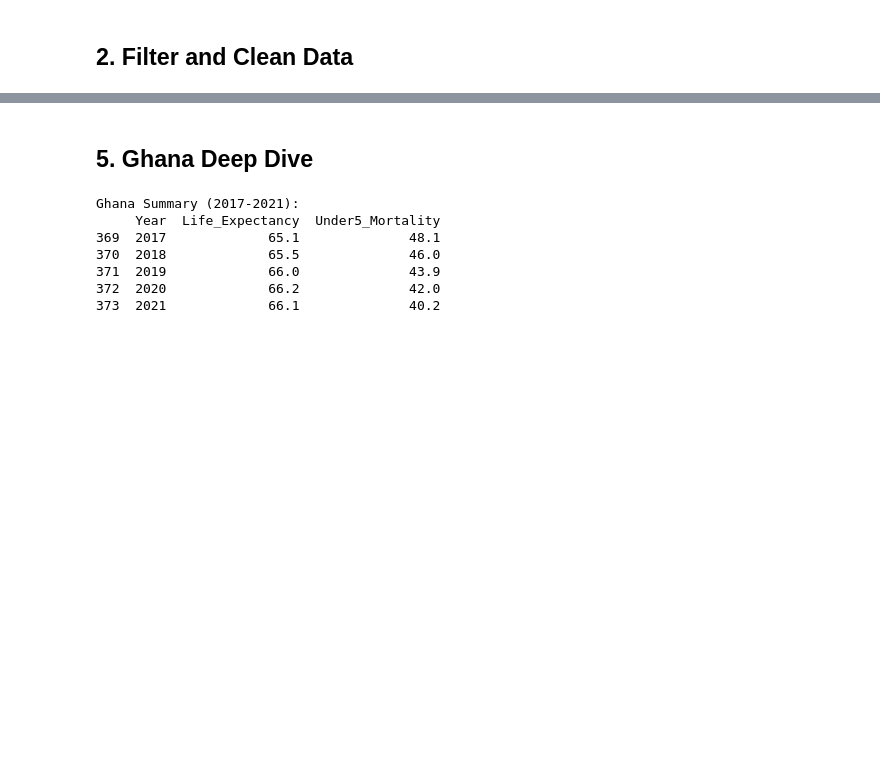
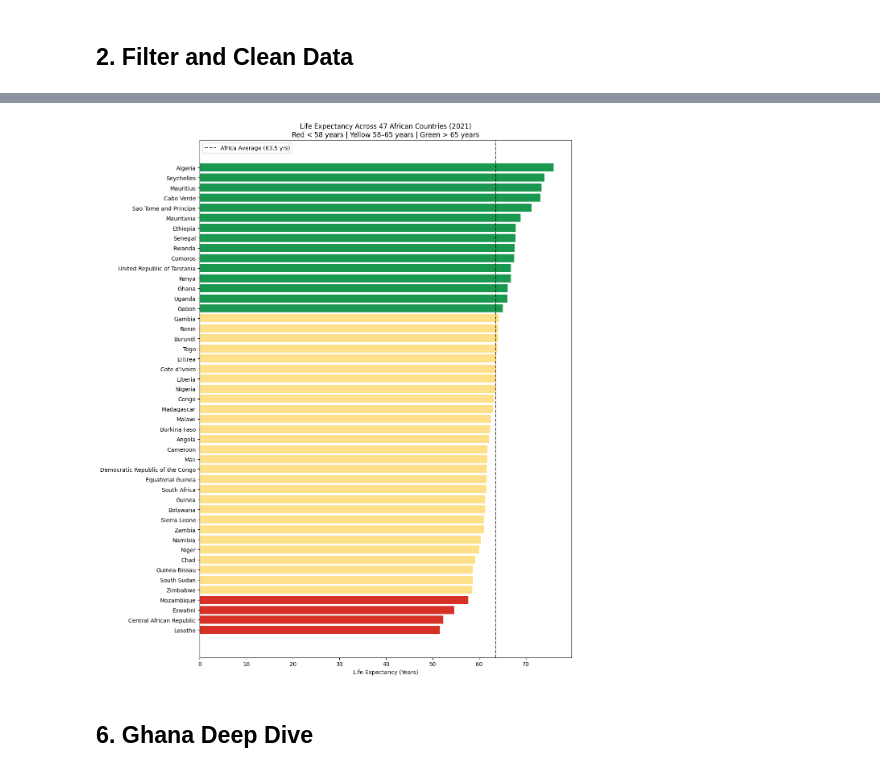
Before and after one commit to akbempah1/africa-disease-burden-analysis, a Jupyter notebook: africa_disease_burden.ipynb, the cells around one changed output, grey strips where cells are left out. Saved outputs shown, nothing was run; the diff lists cells and outputs as text; code cells hidden in the pictures; blank space fills up the shorter version.

```diff
--- a/africa_disease_burden.ipynb
+++ b/africa_disease_burden.ipynb
@@ -56,7 +50,7 @@ Countries in reference: 234
 # %% [markdown]
 ## 2. Filter and Clean Data
 # %%
-# filter life expectancy to Africa, both sexes
+# filter to Africa, both sexes
 africa = df_raw[
     (df_raw['ParentLocation'] == 'Africa') &
     (df_raw['Dim1'] == 'SEX_BTSX')
@@ -64,7 +58,6 @@ africa = df_raw[
 africa.columns = ['Country_Code', 'Year', 'Life_Expectancy']
 africa = africa.dropna(subset=['Life_Expectancy'])
 
-# filter mortality to Africa
 df_mort = df_mort_raw[
     (df_mort_raw['ParentLocation'] == 'Africa') &
     (df_mort_raw['Dim1'] == 'SEX_BTSX')
@@ -76,15 +69,15 @@ df_mort = df_mort.dropna(subset=['Under5_Mortality'])
 df_combined = africa.merge(
     df_mort[['Country_Code', 'Year', 'Under5_Mortality']],
     on=['Country_Code', 'Year'], how='inner'
-)
-df_combined = df_combined.groupby(['Country_Code', 'Year']).agg(
+).groupby(['Country_Code', 'Year']).agg(
     {'Life_Expectancy': 'mean', 'Under5_Mortality': 'mean'}
 ).reset_index()
+
 df_combined = df_combined.merge(df_countries, on='Country_Code', how='left')
 
 print(f"Final dataset: {df_combined.shape}")
 print(f"Countries: {df_combined['Country_Code'].nunique()}")
-print(f"Year range: {df_combined['Year'].min()} to {df_combined['Year'].max()}")
+print(f"Years: {df_combined['Year'].min()} to {df_combined['Year'].max()}")
 # %% [output]
 Final dataset: (1034, 5)
 Countries: 47
@@ -136,53 +164,20 @@ Bottom 5 countries (2021):
-# %%
-latest_2021 = df_combined[df_combined['Year'] == 2021]
-
-fig_map = px.choropleth(
-    latest_2021,
-    locations='Country_Code',
-    color='Life_Expectancy',
-    hover_name='Country_Name',
-    color_continuous_scale='RdYlGn',
-    scope='africa',
-    title='Life Expectancy Across Africa (2021)',
-    labels={'Life_Expectancy': 'Life Expectancy (Years)'}
-)
-fig_map.update_layout(height=500)
-fig_map.show()
-
-# Insight: Clear North-South divide — North Africa leads with 70-76 years.
-# Central and Southern Africa bear the heaviest burden at 52-60 years.
+# %%
+ranked = latest_2021.sort_values('Life_Expectancy', ascending=True)
+
+plt.figure(figsize=(12, 14))
+colors = ['#d73027' if v < 58 else '#fee08b' if v < 65 else '#1a9850'
+          for v in ranked['Life_Expectancy']]
+plt.barh(ranked['Country_Name'], ranked['Life_Expectancy'], color=colors)
+plt.xlabel('Life Expectancy (Years)')
+plt.title('Life Expectancy Across 47 African Countries (2021)\n'
+          'Red < 58 years | Yellow 58–65 years | Green > 65 years')
+plt.axvline(x=ranked['Life_Expectancy'].mean(), color='black',
+            linestyle='--', alpha=0.7, label=f"Africa Average ({ranked['Life_Expectancy'].mean():.1f} yrs)")
+plt.legend()
+plt.tight_layout()
+plt.savefig('chart2_rankings.png', dpi=150, bbox_inches='tight')
+plt.show()
+# %% [output]
+[figure, added]
 # %% [markdown]
-## 5. Ghana Deep Dive
+## 6. Ghana Deep Dive
-# %%
-ghana = df_combined[df_combined['Country_Code'] == 'GHA'].copy()
-
-fig_ghana = make_subplots(rows=1, cols=2,
-    subplot_titles=('Life Expectancy', 'Under-5 Mortality Rate'))
-
-fig_ghana.add_trace(
-    go.Scatter(x=ghana['Year'], y=ghana['Life_Expectancy'],
-               mode='lines+markers', name='Life Expectancy',
-               line=dict(color='green', width=2)), row=1, col=1)
-
-fig_ghana.add_trace(
-    go.Scatter(x=ghana['Year'], y=ghana['Under5_Mortality'],
-               mode='lines+markers', name='Under-5 Mortality',
-               line=dict(color='red', width=2)), row=1, col=2)
-
-fig_ghana.update_layout(title='Ghana Health Indicators (2000–2021)', height=450)
-fig_ghana.show()
-
-print("Ghana Summary (2017-2021):")
-print(ghana[['Year', 'Life_Expectancy', 'Under5_Mortality']].tail(5).round(1).to_string())
-
-# Insight: Ghana gained 7 years of life expectancy between 2000-2021.
-# Under-5 mortality fell 60% — from 100 to 40 per 1,000 live births.
-# Reflects NHIS (2003), expanded primary healthcare, and malaria interventions.
-# %% [output]
-Ghana Summary (2017-2021):
-     Year  Life_Expectancy  Under5_Mortality
-369  2017             65.1              48.1
-370  2018             65.5              46.0
-371  2019             66.0              43.9
-372  2020             66.2              42.0
-373  2021             66.1              40.2
```
Also changed, not shown: parts of 17 cells of this notebook.
